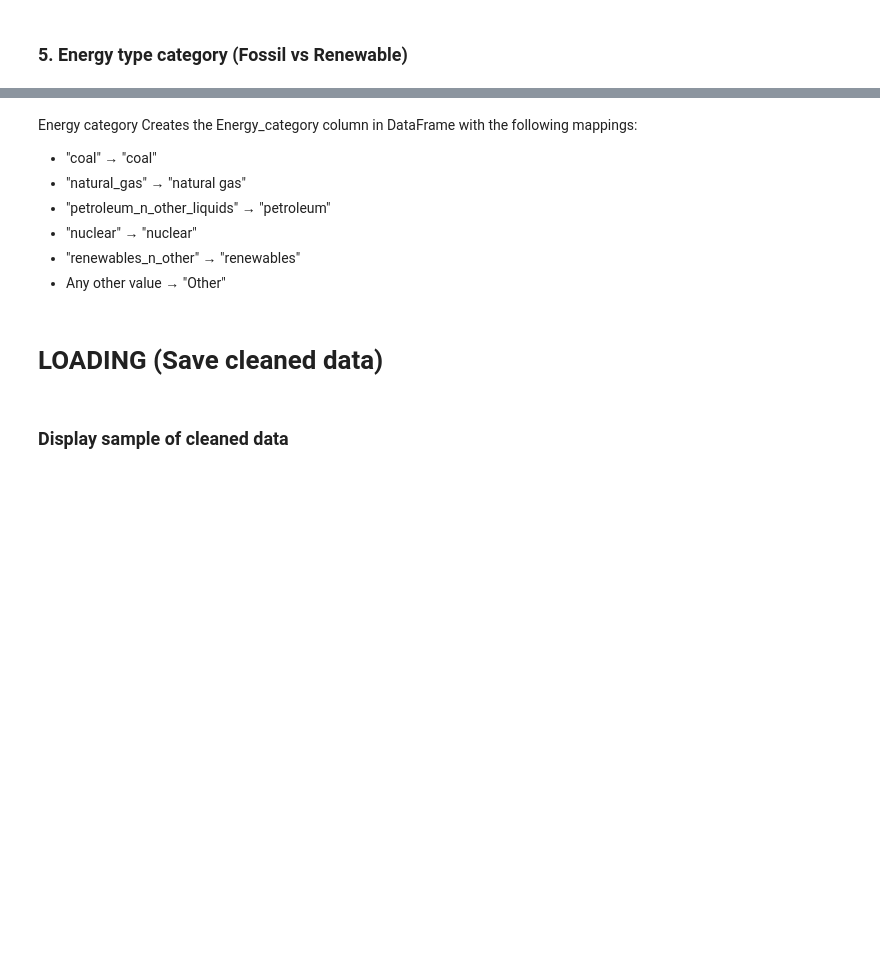
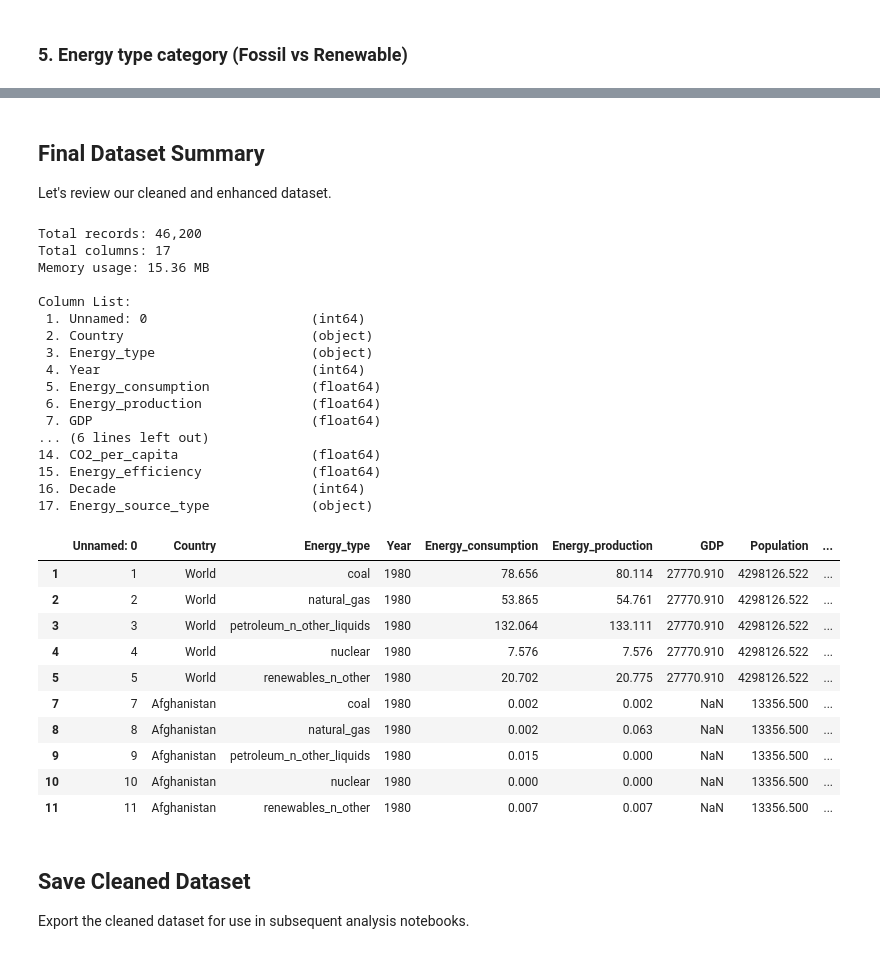
Before and after one commit to enjoy15/Energy-Consumption-CO2-Emissions-Analysis, a Jupyter notebook: jupyter_notebooks/01_etl_pipeline.ipynb, the cells around one changed output, grey strips where cells are left out. Saved outputs shown, nothing was run; the diff lists cells and outputs as text; code cells hidden in the pictures; blank space fills up the shorter version.

Commit message:
Final Dataset Summary&Save Cleaned Dataset

```diff
--- a/jupyter_notebooks/01_etl_pipeline.ipynb
+++ b/jupyter_notebooks/01_etl_pipeline.ipynb
@@ -476,8 +425,0 @@ Convert numeric columns from string to float
-# %%
-numeric_columns = ['Energy_consumption', 'Energy_production', 'GDP', 'Population',
-                   'Energy_intensity_per_capita', 'Energy_intensity_by_GDP', 'CO2_emission']
-
-for col in numeric_columns:
-    if col in df.columns:
-        df[col] = pd.to_numeric(df[col], errors='coerce')
-        print(f"✓ Converted {col} to numeric")
@@ -516,4 +425,0 @@ For other numeric columns, use forward fill then backward fill
-# %%
-for col in numeric_columns:
-    if col in df.columns and df[col].isnull().sum() > 0:
-        df[col] = df.groupby(['Country', 'Energy_type'])[col].ffill().bfill()
@@ -551,10 +425,0 @@ df['CO2_per_capita'] = df['CO2_per_capita'].replace([np.inf, -np.inf], 0).fillna
-# %% [markdown]
-Energy category
-Creates the Energy_category column in DataFrame with the following mappings:
-
-- "coal" → "coal"
-- "natural_gas" → "natural gas"
-- "petroleum_n_other_liquids" → "petroleum"
-- "nuclear" → "nuclear"
-- "renewables_n_other" → "renewables"
-- Any other value → "Other"
@@ -572,5 +426,51 @@ df['Energy_category'] = df['Energy_type'].apply(
-# %% [markdown]
-# LOADING (Save cleaned data)
+# %% [markdown]
+## Final Dataset Summary
+
+Let's review our cleaned and enhanced dataset.
+# %%
+# Display final dataset information
+print(f"Total records: {len(df_clean):,}")
+print(f"Total columns: {len(df_clean.columns)}")
+print(f"Memory usage: {df_clean.memory_usage(deep=True).sum() / 1024**2:.2f} MB")
+
+print("\nColumn List:")
+for i, col in enumerate(df_clean.columns, 1):
+    print(f"{i:2d}. {col:30s} ({df_clean[col].dtype})")
+
+df_clean.head(10)
+# %% [output]
+Total records: 46,200
+Total columns: 17
+Memory usage: 15.36 MB
+
+Column List:
+ 1. Unnamed: 0                     (int64)
+ 2. Country                        (object)
+ 3. Energy_type                    (object)
+ 4. Year                           (int64)
+ 5. Energy_consumption             (float64)
+ 6. Energy_production              (float64)
+ 7. GDP                            (float64)
+... (6 lines left out)
+14. CO2_per_capita                 (float64)
+15. Energy_efficiency              (float64)
+16. Decade                         (int64)
+17. Energy_source_type             (object)
+|  | Unnamed: 0 | Country | Energy_type | Year | Energy_consumption | Energy_production | GDP | Population | ... |
+| 1 | 1 | World | coal | 1980 | 78.656 | 80.114 | 27770.910 | 4298126.522 | ... |
+| 2 | 2 | World | natural_gas | 1980 | 53.865 | 54.761 | 27770.910 | 4298126.522 | ... |
+| 3 | 3 | World | petroleum_n_other_liquids | 1980 | 132.064 | 133.111 | 27770.910 | 4298126.522 | ... |
+| 4 | 4 | World | nuclear | 1980 | 7.576 | 7.576 | 27770.910 | 4298126.522 | ... |
+| 5 | 5 | World | renewables_n_other | 1980 | 20.702 | 20.775 | 27770.910 | 4298126.522 | ... |
+| 7 | 7 | Afghanistan | coal | 1980 | 0.002 | 0.002 | NaN | 13356.500 | ... |
+| 8 | 8 | Afghanistan | natural_gas | 1980 | 0.002 | 0.063 | NaN | 13356.500 | ... |
+| 9 | 9 | Afghanistan | petroleum_n_other_liquids | 1980 | 0.015 | 0.000 | NaN | 13356.500 | ... |
+| 10 | 10 | Afghanistan | nuclear | 1980 | 0.000 | 0.000 | NaN | 13356.500 | ... |
+| 11 | 11 | Afghanistan | renewables_n_other | 1980 | 0.007 | 0.007 | NaN | 13356.500 | ... |
+# %% [markdown]
+## Save Cleaned Dataset
+
+Export the cleaned dataset for use in subsequent analysis notebooks.
 # %%
 # Save the cleaned data to a new CSV file
 
@@ -579,2 +478,0 @@ df.to_csv(processed_file_path, index=False)
-# %% [markdown]
-### Display sample of cleaned data
```
Also changed, not shown: parts of 27 cells of this notebook, 1 other file.
